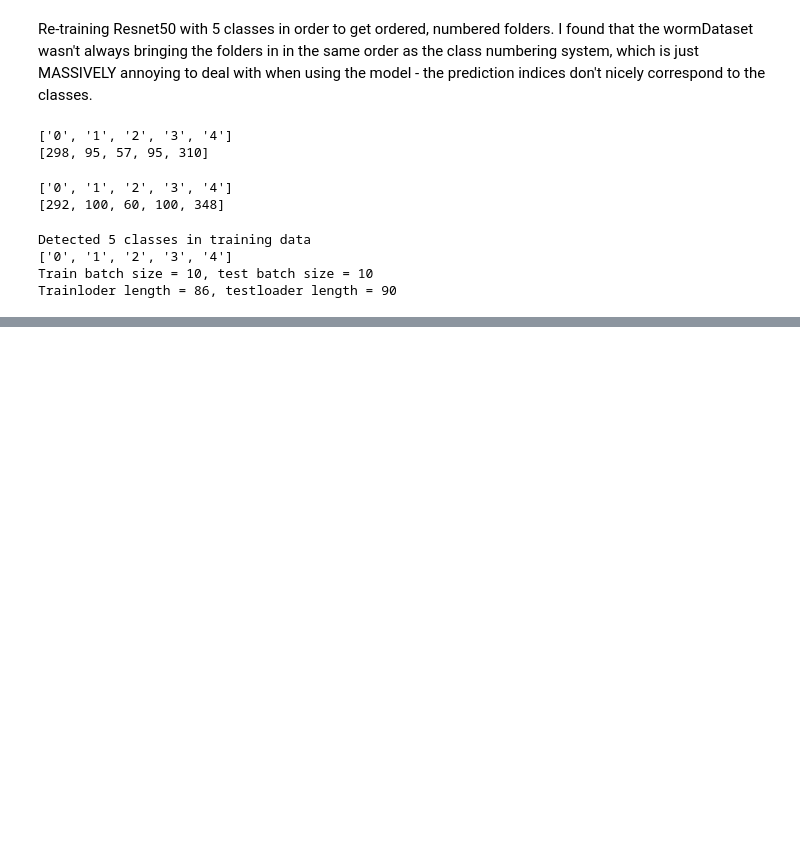
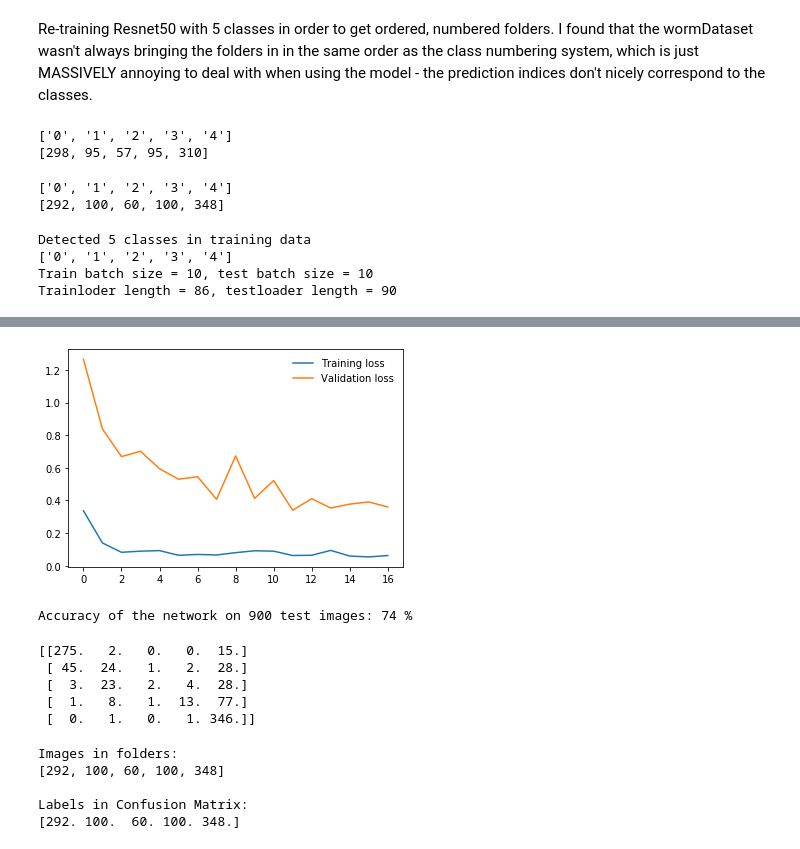
Before and after one commit to tvera14/vera_autofocus, a Jupyter notebook: compare_num_classes/Train Resnet50 with 5 Classes.ipynb, the cells around one changed output, grey strips where cells are left out. Drawn from its saved outputs; the diff is of its cells as text; code cells hidden in the pictures; blank space fills up the shorter version.

```diff
--- a/compare_num_classes/Train Resnet50 with 5 Classes.ipynb
+++ b/compare_num_classes/Train Resnet50 with 5 Classes.ipynb
@@ -181,0 +201,64 @@ Epoch 2/2.. Train loss: 0.764.. Test loss: 0.522.. Test accuracy: 0.777
+# %%
+plt.plot(train_losses, label='Training loss')
+plt.plot(test_losses, label='Validation loss')
+plt.legend(frameon=False)
+plt.show()
+# %% [output]
+[figure, added]
+# %%
+# Evaluate on all images in the test loader
+correct = 0
+total = 0
+with torch.no_grad():
+    for data in testloader:
+        images, labels = data
+        outputs = model(images)
+        _, predicted = torch.max(outputs.data, 1)
+        total += labels.size(0)
+        correct += (predicted == labels).sum().item()
+
+print('Accuracy of the network on ' + str(total) + ' test images: %d %%' % (
+    100 * correct / total))
+# %% [output]
+Accuracy of the network on 900 test images: 74 %
+# %%
+# Evaluate on all images in the test loader
+confusion_matrix = np.zeros((5, 5))
+
+class_names = testdata.classes
+
+with torch.no_grad():
+    for data in testloader:
+        # This is processing in batches, the number of things in images and labels is the
+        # the same as the batch size
+        images, labels = data
+        outputs = model(images)
+        predicted = torch.max(outputs.data, 1)
+        num_labels = labels.size(0)
+        total += num_labels
+        for i in range(num_labels): # Iterate through the labels in the batch
+
+            # Increase the cell corresponding to the label / prediction pair by one
+            confusion_matrix[labels[i], predicted.indices[i]] += 1
+
+print(confusion_matrix)
+# %% [output]
+[[275.   2.   0.   0.  15.]
+ [ 45.  24.   1.   2.  28.]
+ [  3.  23.   2.   4.  28.]
+ [  1.   8.   1.  13.  77.]
+ [  0.   1.   0.   1. 346.]]
+# %%
+# Validation check by adding up the rows and seeing if this matches the true image counts from the folder
+print('Images in folders:')
+print(test_counts)
+print('')
+
+print('Labels in Confusion Matrix:')
+print(np.sum(confusion_matrix, axis=1))
+# %% [output]
+Images in folders:
+[292, 100, 60, 100, 348]
+
+Labels in Confusion Matrix:
+[292. 100.  60. 100. 348.]
```
Also changed, not shown: parts of 16 cells of this notebook, 9 other files.
